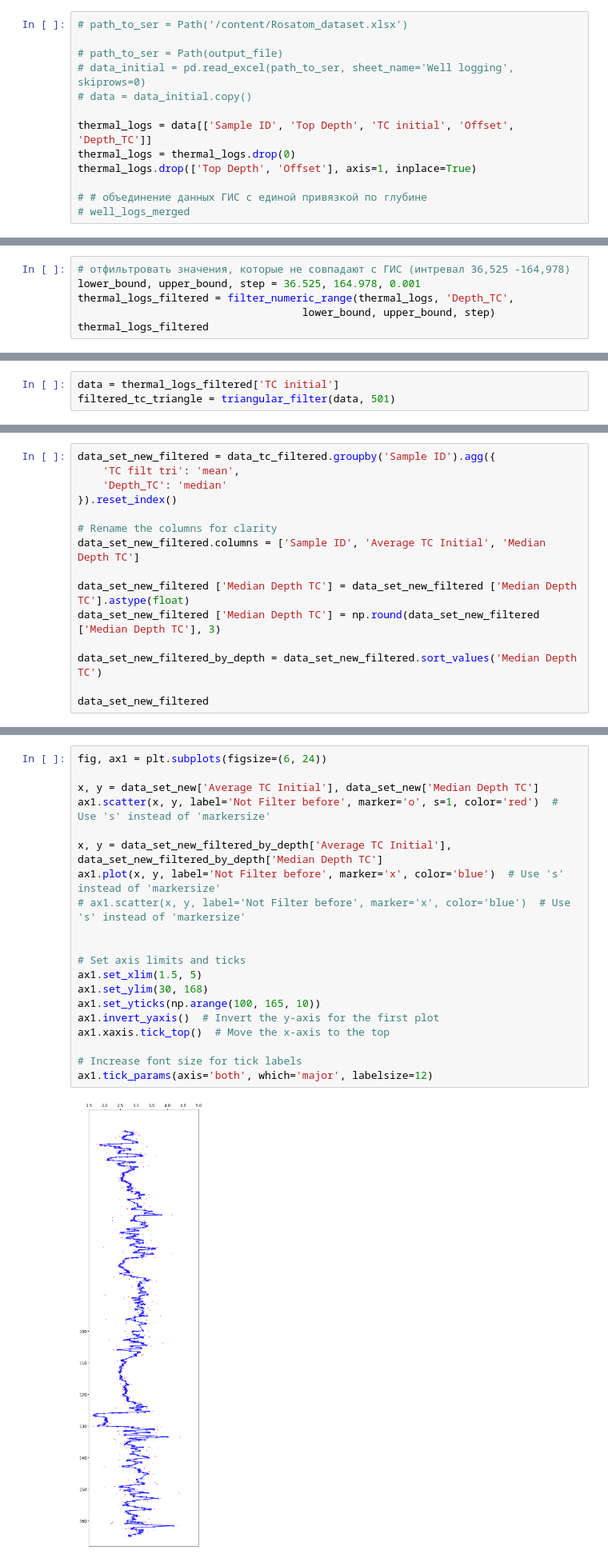
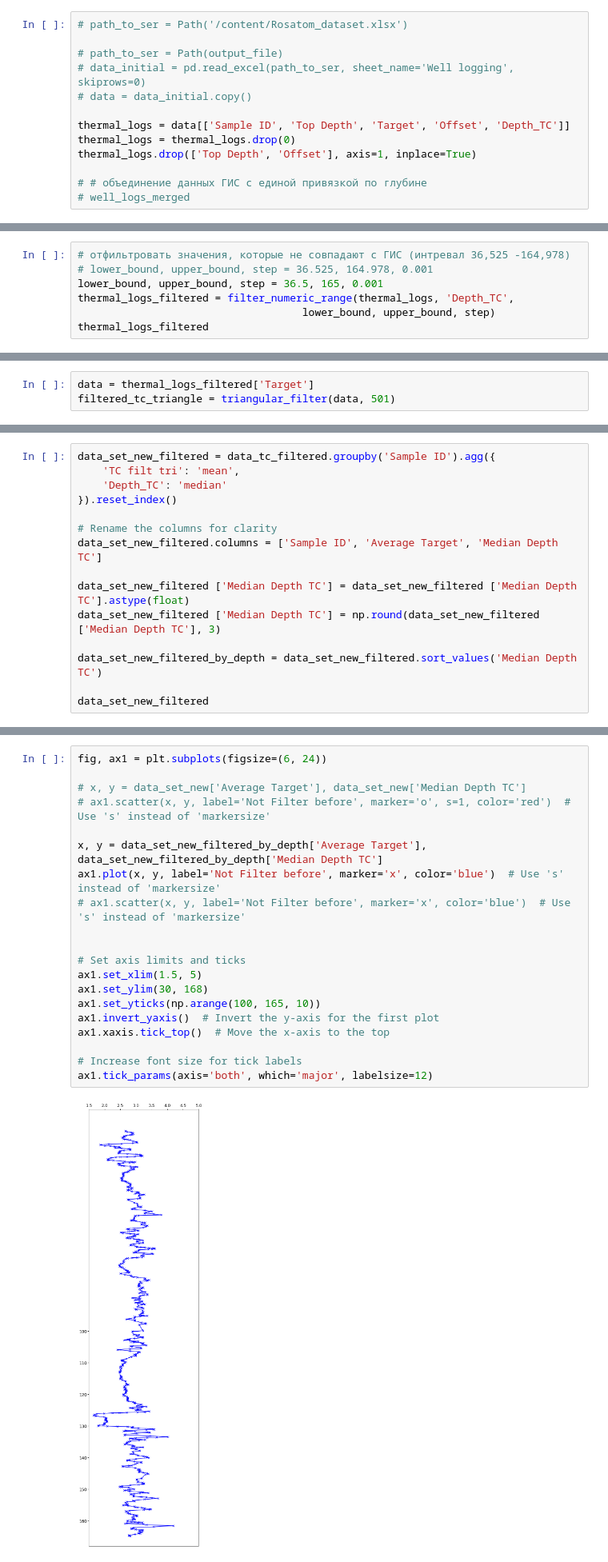
Before and after one commit to MariiaKalinina/R, a Jupyter notebook: Main_func.ipynb, the cells around one changed output, grey strips where cells are left out. Shown at 80% size. Saved outputs shown, nothing was run; the diff lists cells and outputs as text.

```diff
--- a/Main_func.ipynb
+++ b/Main_func.ipynb
@@ -704,7 +626,7 @@ plt.show()
 # data_initial = pd.read_excel(path_to_ser, sheet_name='Well logging', skiprows=0)
 # data = data_initial.copy()
 
-thermal_logs = data[['Sample ID', 'Top Depth', 'TC initial', 'Offset', 'Depth_TC']]
+thermal_logs = data[['Sample ID', 'Top Depth', 'Target', 'Offset', 'Depth_TC']]
 thermal_logs = thermal_logs.drop(0)
 thermal_logs.drop(['Top Depth', 'Offset'], axis=1, inplace=True)
 
@@ -735,7 +657,8 @@ def filter_numeric_range(df, column_name, lower_bound, upper_bound, step):
     return filtered_df.reset_index(drop=True)
 # %%
 # отфильтровать значения, которые не совпадают с ГИС (интревал 36,525 -164,978)
-lower_bound, upper_bound, step = 36.525, 164.978, 0.001
+# lower_bound, upper_bound, step = 36.525, 164.978, 0.001
+lower_bound, upper_bound, step = 36.5, 165, 0.001
 thermal_logs_filtered = filter_numeric_range(thermal_logs, 'Depth_TC',
                                     lower_bound, upper_bound, step)
 thermal_logs_filtered
@@ -805,7 +720,7 @@ def triangular_filter(data, window_size):
 
     return filtered_data
 # %%
-data = thermal_logs_filtered['TC initial']
+data = thermal_logs_filtered['Target']
 filtered_tc_triangle = triangular_filter(data, 501)
 # %%
 data_tc_filtered = pd.DataFrame(thermal_logs_filtered["Depth_TC"])
@@ -824,7 +767,7 @@ data_set_new_filtered = data_tc_filtered.groupby('Sample ID').agg({
 }).reset_index()
 
 # Rename the columns for clarity
-data_set_new_filtered.columns = ['Sample ID', 'Average TC Initial', 'Median Depth TC']
+data_set_new_filtered.columns = ['Sample ID', 'Average Target', 'Median Depth TC']
 
 data_set_new_filtered ['Median Depth TC'] = data_set_new_filtered ['Median Depth TC'].astype(float)
 data_set_new_filtered ['Median Depth TC'] = np.round(data_set_new_filtered ['Median Depth TC'], 3)
@@ -870,25 +803,25 @@ data_set_new_filtered_by_depth[(data_set_new_filtered_by_depth['Median Depth TC'
 # %%
 fig, ax1 = plt.subplots(figsize=(6, 24))
 
-x, y = data_set_new['Average TC Initial'], data_set_new['Median Depth TC']
-ax1.scatter(x, y, label='Not Filter before', marker='o', s=1, color='red')  # Use 's' instead of 'markersize'
+# x, y = data_set_new['Average Target'], data_set_new['Median Depth TC']
+# ax1.scatter(x, y, label='Not Filter before', marker='o', s=1, color='red')  # Use 's' instead of 'markersize'
 
-x, y = data_set_new_filtered_by_depth['Average TC Initial'], data_set_new_filtered_by_depth['Median Depth TC']
+x, y = data_set_new_filtered_by_depth['Average Target'], data_set_new_filtered_by_depth['Median Depth TC']
 ax1.plot(x, y, label='Not Filter before', marker='x', color='blue')  # Use 's' instead of 'markersize'
 # ax1.scatter(x, y, label='Not Filter before', marker='x', color='blue')  # Use 's' instead of 'markersize'
 
 
 # Set axis limits and ticks
 ax1.set_xlim(1.5, 5)
 ax1.set_ylim(30, 168)
 ax1.set_yticks(np.arange(100, 165, 10))
 ax1.invert_yaxis()  # Invert the y-axis for the first plot
 ax1.xaxis.tick_top()  # Move the x-axis to the top
 
 # Increase font size for tick labels
 ax1.tick_params(axis='both', which='major', labelsize=12)
 # %% [output]
-[figure, old version]
+[figure, new version]
 # %% [markdown]
 ### Добавление ГИС к НТПК
 # %% [markdown]
```
Also changed, not shown: parts of 45 cells of this notebook.
